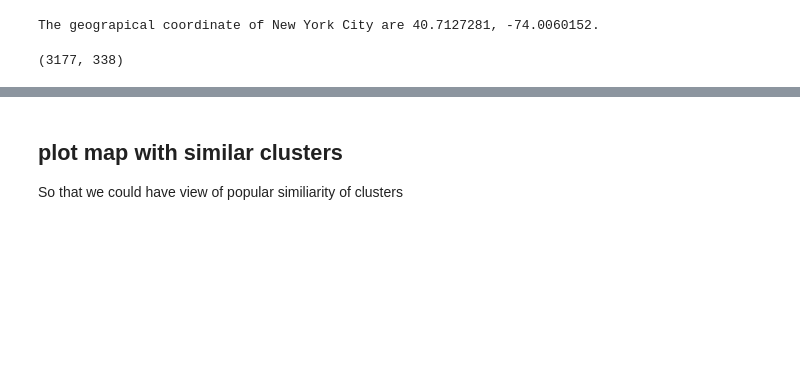
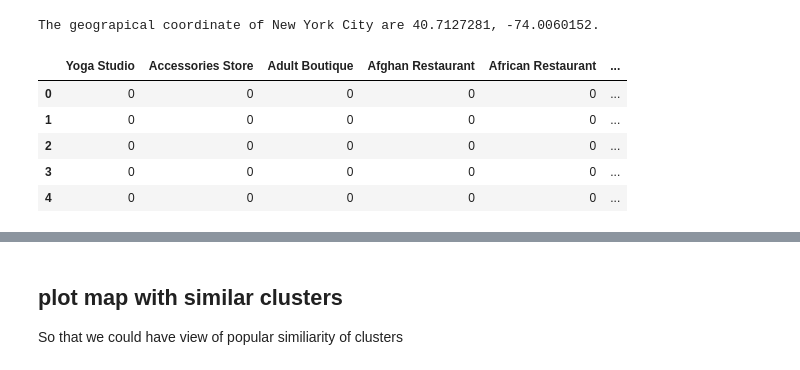
Before and after one commit to kingbyteking/testing, a Jupyter notebook: capstone_final_assignment_w2.ipynb, the cells around one changed output, grey strips where cells are left out. Saved outputs shown, nothing was run; the diff lists cells and outputs as text; code cells hidden in the pictures; blank space fills up the shorter version.

```diff
--- a/capstone_final_assignment_w2.ipynb
+++ b/capstone_final_assignment_w2.ipynb
@@ -138,10 +148,16 @@ ny_onehot['Neighborhood'] = ny_venues['Neighborhood']
 # move neighborhood column to the first column
 fixed_columns = [ny_onehot.columns[-1]] + list(ny_onehot.columns[:-1])
 ny_onehot = ny_onehot[fixed_columns]
-# %%
-ny_onehot.shape
-# %% [output]
-(3177, 338)
+# %%
+ny_onehot = ny_onehot.drop(columns=["ATM","Airport Terminal","Art Gallery","Art Museum","Bank","Bridge","Building","Bus Line","Bus Station","Bus Stop","Business Service","Check Cashing Service","Church","College Academic Building","College Arts Building","College Basketball Court","Community Center","Concert Hall","Construction & Landscaping","Duty-free Shop","Exhibit","Field","Fountain","Gas Station","High School","Hill","Historic Site","History Museum","Lake","Library","Lounge","Luggage Store","Martial Arts School","Medical Center","Memorial Site","Metro Station","Monument / Landmark","Multiplex","Museum","Music School","Non-Profit","Opera House","Park","Pedestrian Plaza","Performing Arts Venue","Platform","Playground","Pool","Post Office","Rest Area","River","Road","Scenic Lookout","School","Sculpture Garden","Skate Park","Soccer Field","Stadium","State / Provincial Park","Tech Startup","Tennis Stadium","Theme Park","Toll Plaza","Tourist Information Center","Track","Trail","Train","Train Station","Volleyball Court"])
+ny_onehot.head()
+# %% [output]
+|  | Yoga Studio | Accessories Store | Adult Boutique | Afghan Restaurant | African Restaurant | ... |
+| 0 | 0 | 0 | 0 | 0 | 0 | ... |
+| 1 | 0 | 0 | 0 | 0 | 0 | ... |
+| 2 | 0 | 0 | 0 | 0 | 0 | ... |
+| 3 | 0 | 0 | 0 | 0 | 0 | ... |
+| 4 | 0 | 0 | 0 | 0 | 0 | ... |
 # %%
 def return_most_common_venues(row, num_top_venues):
     row_categories = row.iloc[1:]
```
Also changed, not shown: parts of 9 cells of this notebook.
